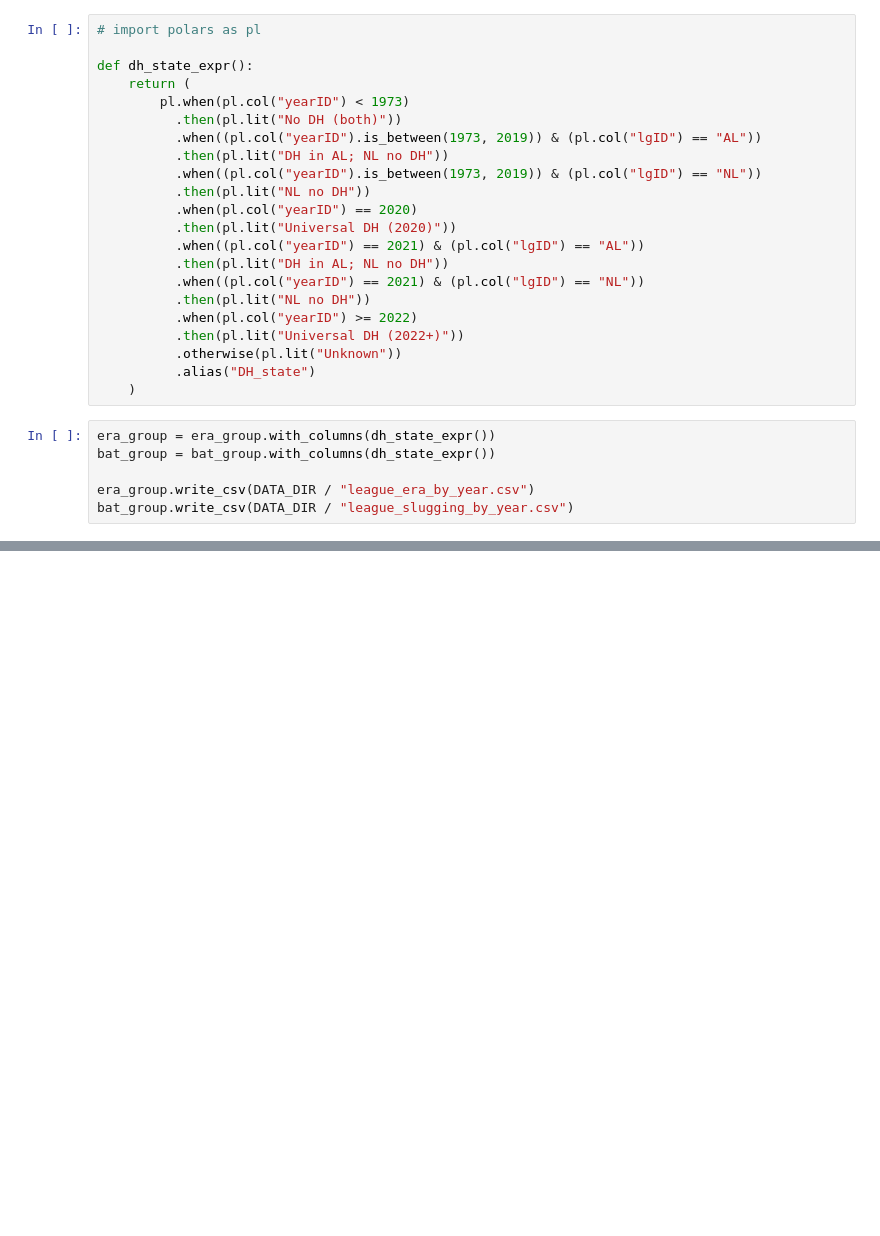
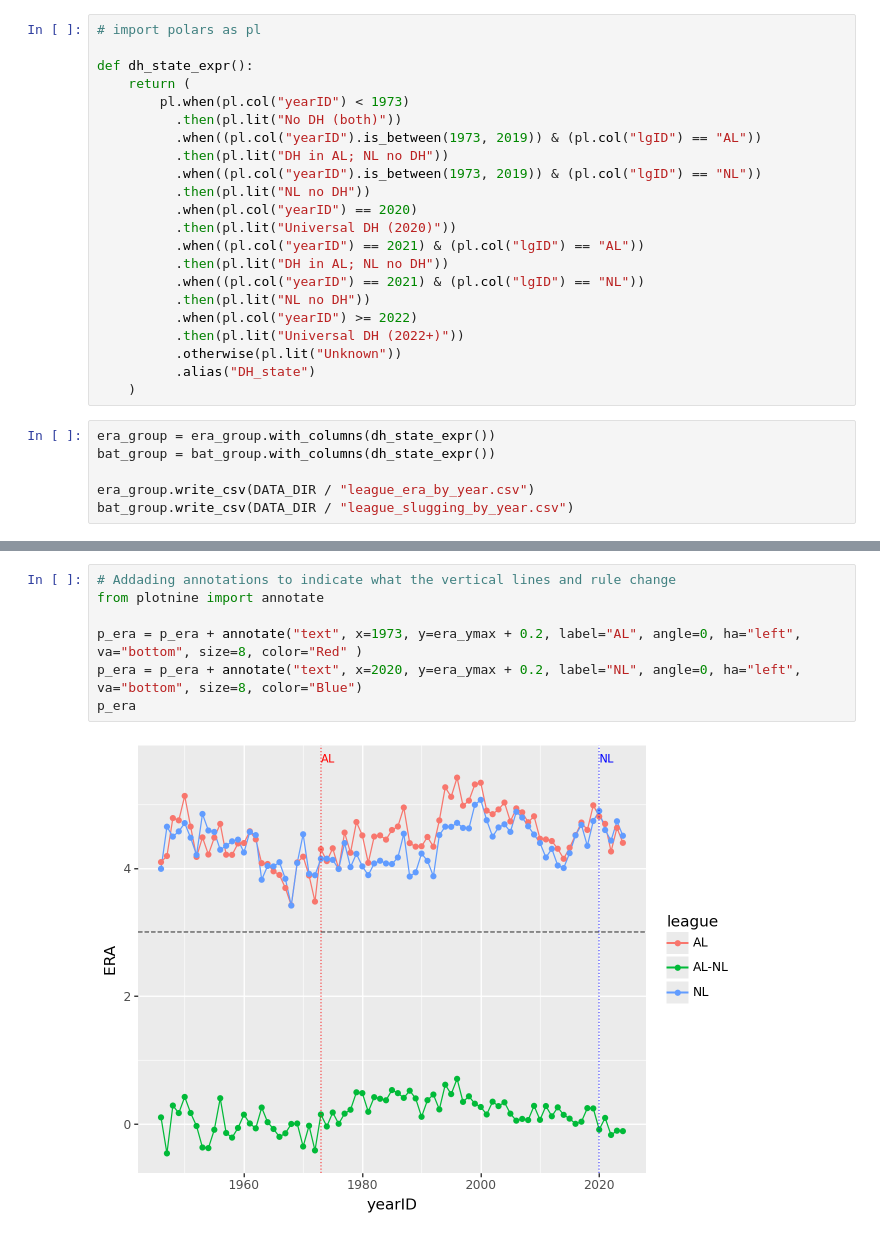
Before and after one commit to Maxman0001/lab2, a Jupyter notebook: comparing_league_wide_ERA.ipynb, the cells around one changed output, grey strips where cells are left out. Cells and saved outputs as stored; diff of their text form; blank space fills up the shorter version.

```diff
--- a/comparing_league_wide_ERA.ipynb
+++ b/comparing_league_wide_ERA.ipynb
@@ -122,0 +255,9 @@ shape: (5, 10)
+# %%
+# Addading annotations to indicate what the vertical lines and rule change
+from plotnine import annotate
+
+p_era = p_era + annotate("text", x=1973, y=era_ymax + 0.2, label="AL", angle=0, ha="left", va="bottom", size=8, color="Red" )
+p_era = p_era + annotate("text", x=2020, y=era_ymax + 0.2, label="NL", angle=0, ha="left", va="bottom", size=8, color="Blue")
+p_era
+# %% [output]
+[figure, added]
```
Also changed, not shown: parts of 29 cells of this notebook, 3 other files.
